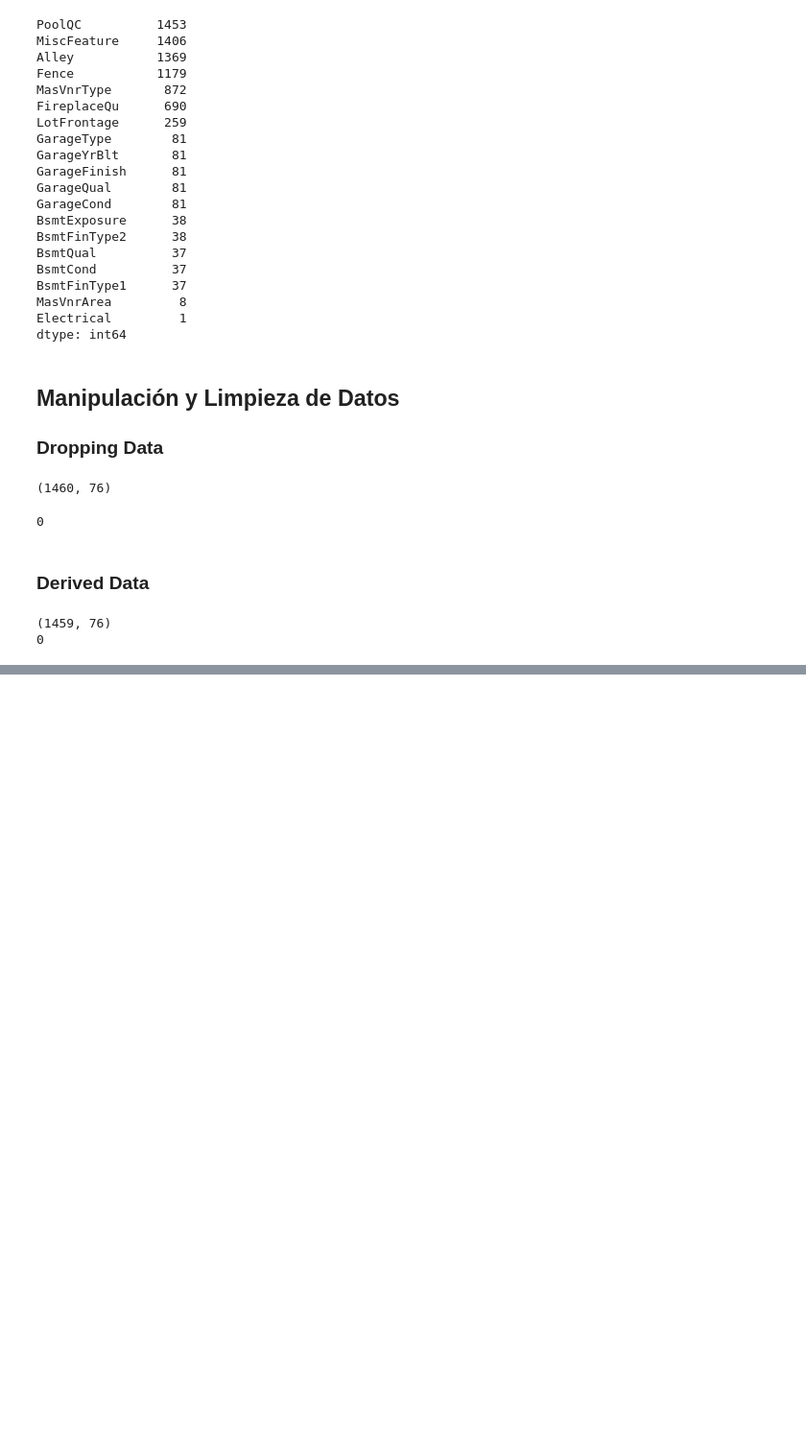
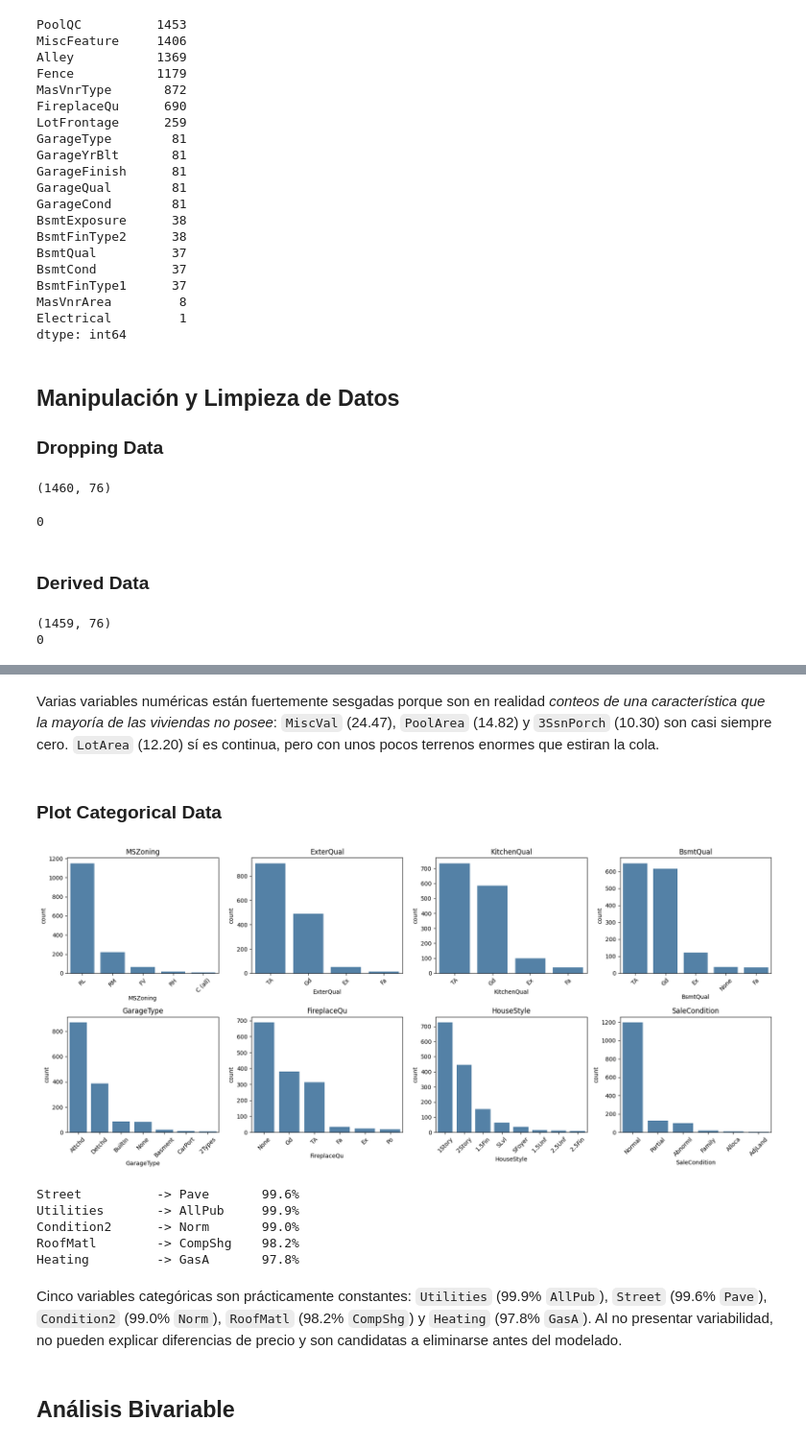
Before and after one commit to 01mi01/housing-regression-pycaret, a Jupyter notebook: MFSDv1p2_Regresion_Avanzada_con_PyCaret.ipynb, the cells around one changed output, grey strips where cells are left out. Shown at 96% size. Drawn from its saved outputs; the diff is of its cells as text; code cells hidden in the pictures; blank space fills up the shorter version.

```diff
--- a/MFSDv1p2_Regresion_Avanzada_con_PyCaret.ipynb
+++ b/MFSDv1p2_Regresion_Avanzada_con_PyCaret.ipynb
@@ -236,0 +318,33 @@ print(df.isnull().sum().sum())
+# %% [markdown]
+Varias variables numéricas están fuertemente sesgadas porque son en realidad *conteos de una característica que la mayoría de las viviendas no posee*: `MiscVal` (24.47), `PoolArea` (14.82) y `3SsnPorch` (10.30) son casi siempre cero. `LotArea` (12.20) sí es continua, pero con unos pocos terrenos enormes que estiran la cola.
+# %% [markdown]
+### Plot Categorical Data
+# %%
+# Frecuencia de las principales variables categoricas
+vars_cat = ['MSZoning', 'ExterQual', 'KitchenQual', 'BsmtQual',
+            'GarageType', 'FireplaceQu', 'HouseStyle', 'SaleCondition']
+fig, axes = plt.subplots(2, 4, figsize=(18, 8))
+for ax, col in zip(axes.flatten(), vars_cat):
+    sns.countplot(data=df, x=col, order=df[col].value_counts().index, ax=ax, color='steelblue')
+    ax.set_title(col)
+    ax.tick_params(axis='x', rotation=45)
+plt.tight_layout()
+plt.show()
+# %% [output]
+[figure, added]
+# %%
+# Variables categoricas dominadas por una sola categoria (aportan poca informacion)
+for col in cat_cols:
+    prop = df[col].value_counts(normalize=True).iloc[0]
+    if prop > 0.95:
+        print(f'{col:15} -> {df[col].value_counts().index[0]:10} {prop * 100:.1f}%')
+# %% [output]
+Street          -> Pave       99.6%
+Utilities       -> AllPub     99.9%
+Condition2      -> Norm       99.0%
+RoofMatl        -> CompShg    98.2%
+Heating         -> GasA       97.8%
+# %% [markdown]
+Cinco variables categóricas son prácticamente constantes: `Utilities` (99.9% `AllPub`), `Street` (99.6% `Pave`), `Condition2` (99.0% `Norm`), `RoofMatl` (98.2% `CompShg`) y `Heating` (97.8% `GasA`). Al no presentar variabilidad, no pueden explicar diferencias de precio y son candidatas a eliminarse antes del modelado.
+# %% [markdown]
+## Análisis Bivariable
```
Also changed, not shown: parts of 20 cells of this notebook, 2 other files.
